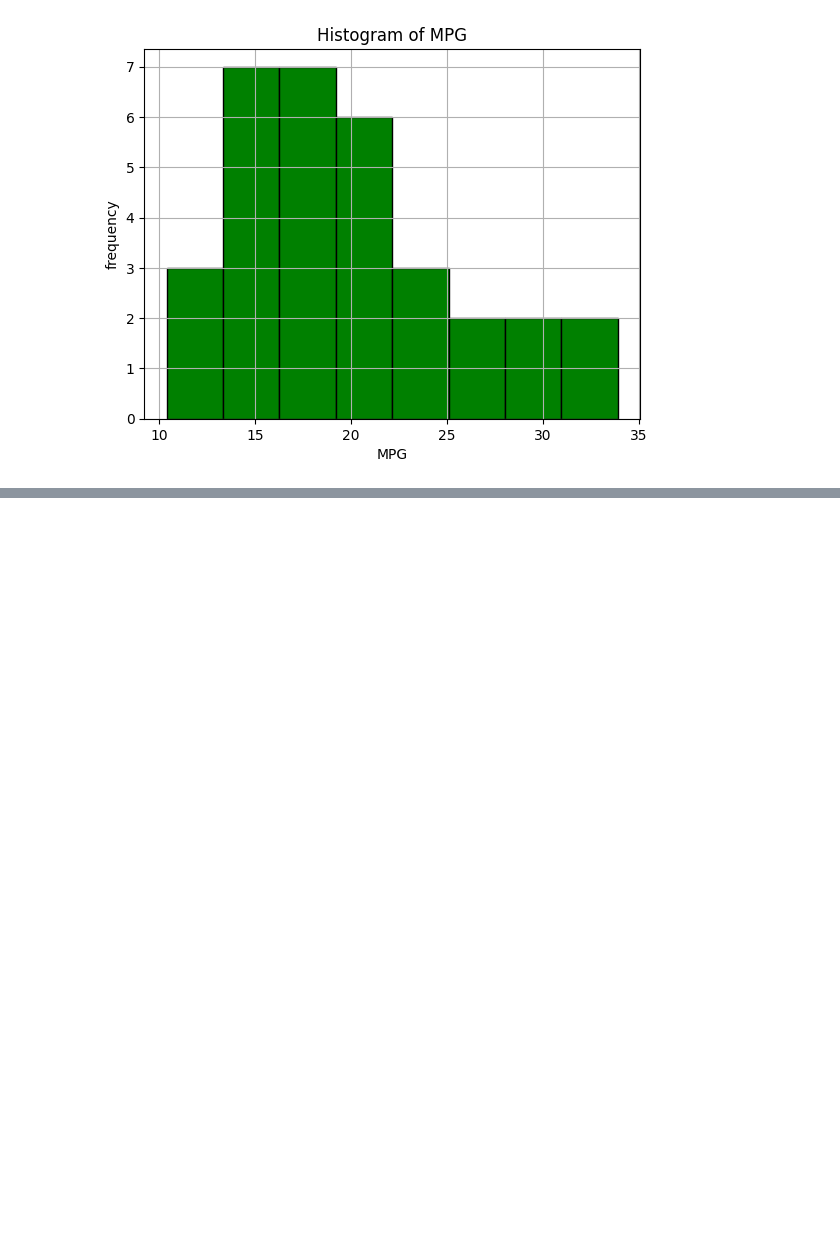
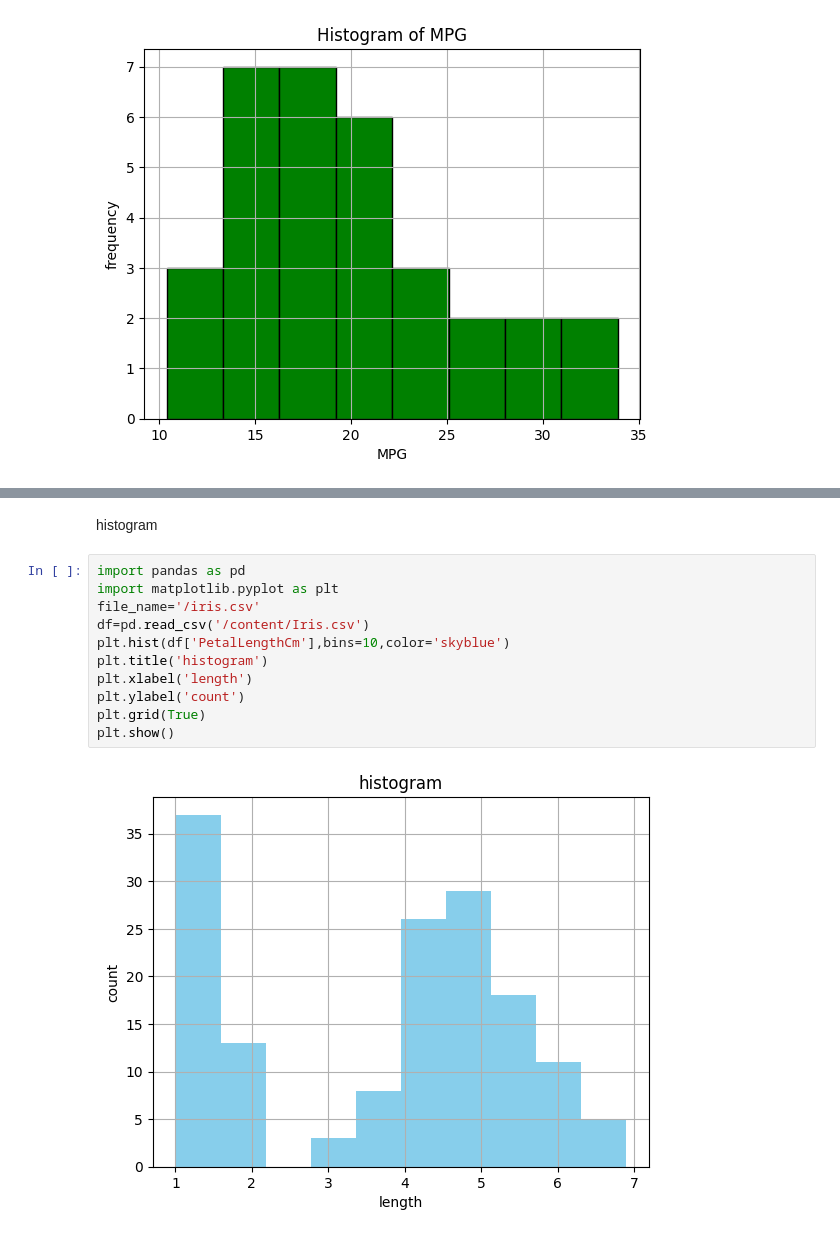
Before and after one commit to MDjunaidmgove/colab, a Jupyter notebook: dataaset.ipynb, the cells around one changed output, grey strips where cells are left out. Cells and saved outputs as stored; diff of their text form; blank space fills up the shorter version.

```diff
--- a/dataaset.ipynb
+++ b/dataaset.ipynb
@@ -113,0 +140,15 @@ plt.show()
+# %% [markdown]
+histogram
+# %%
+import pandas as pd
+import matplotlib.pyplot as plt
+file_name='/iris.csv'
+df=pd.read_csv('/content/Iris.csv')
+plt.hist(df['PetalLengthCm'],bins=10,color='skyblue')
+plt.title('histogram')
+plt.xlabel('length')
+plt.ylabel('count')
+plt.grid(True)
+plt.show()
+# %% [output]
+[figure, added]
```
Also changed, not shown: parts of 6 cells of this notebook.
